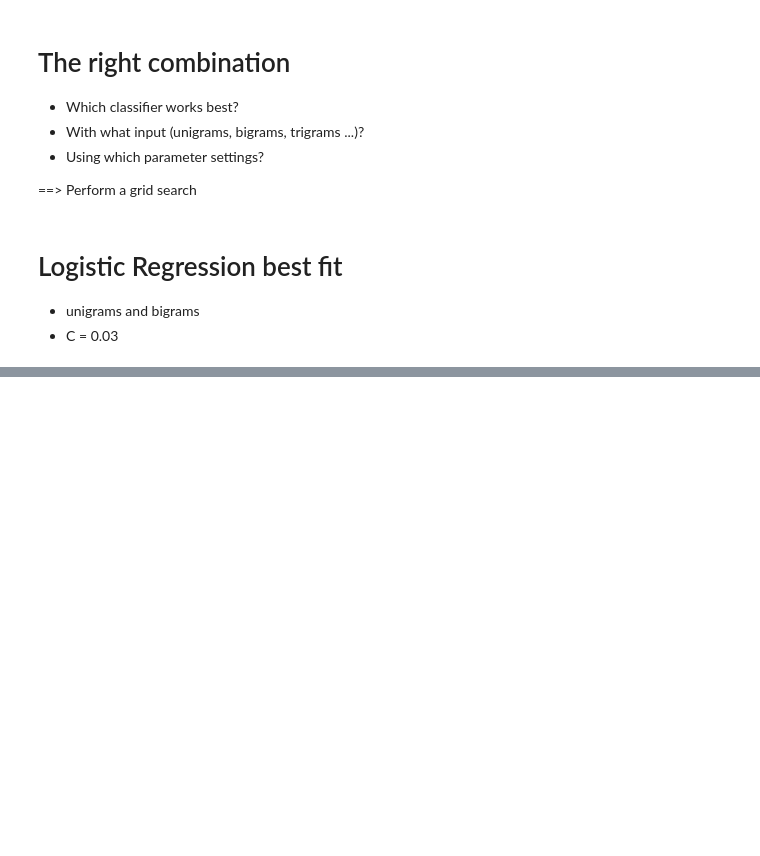
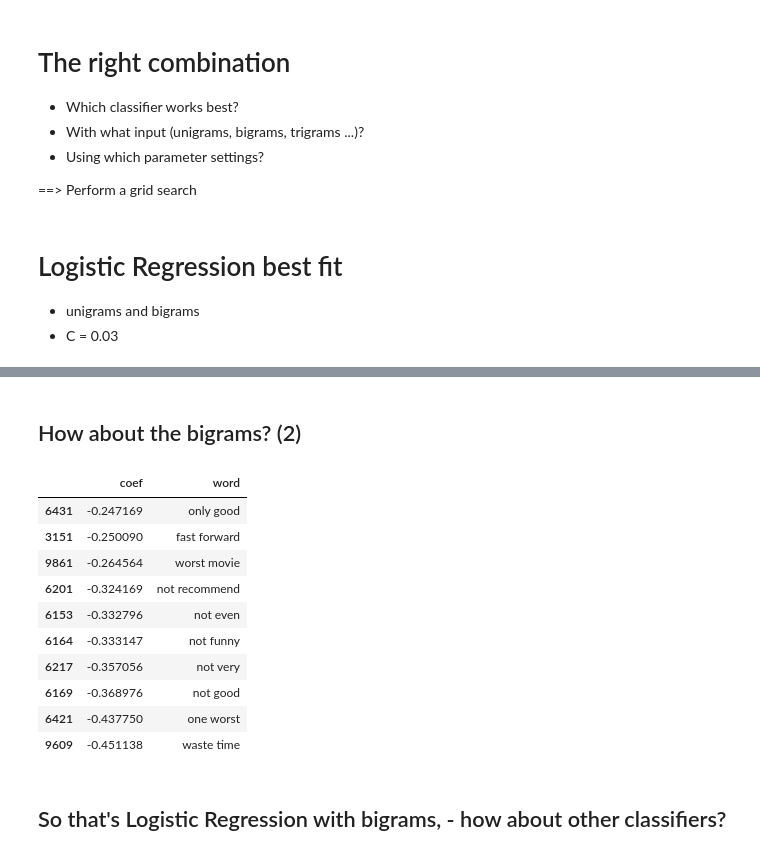
Before and after one commit to skeydan/sentiment_imdb, a Jupyter notebook: SentimentAnalysisIMDB.ipynb, the cells around one changed output, grey strips where cells are left out. Cells and saved outputs as stored; diff of their text form; code cells hidden in the pictures; blank space fills up the shorter version.

```diff
--- a/SentimentAnalysisIMDB.ipynb
+++ b/SentimentAnalysisIMDB.ipynb
@@ -232,0 +302,18 @@ from sklearn.feature_extraction.text import CountVectorizer
+# %% [markdown]
+## How about the bigrams? (2)
+# %%
+word_importances_bigrams[-11:-1]
+# %% [output]
+|  | coef | word |
+| 6431 | -0.247169 | only good |
+| 3151 | -0.250090 | fast forward |
+| 9861 | -0.264564 | worst movie |
+| 6201 | -0.324169 | not recommend |
+| 6153 | -0.332796 | not even |
+| 6164 | -0.333147 | not funny |
+| 6217 | -0.357056 | not very |
+| 6169 | -0.368976 | not good |
+| 6421 | -0.437750 | one worst |
+| 9609 | -0.451138 | waste time |
+# %% [markdown]
+## So that's Logistic Regression with bigrams, - how about other classifiers?
```
Also changed, not shown: parts of 36 cells of this notebook, 2 other files.
